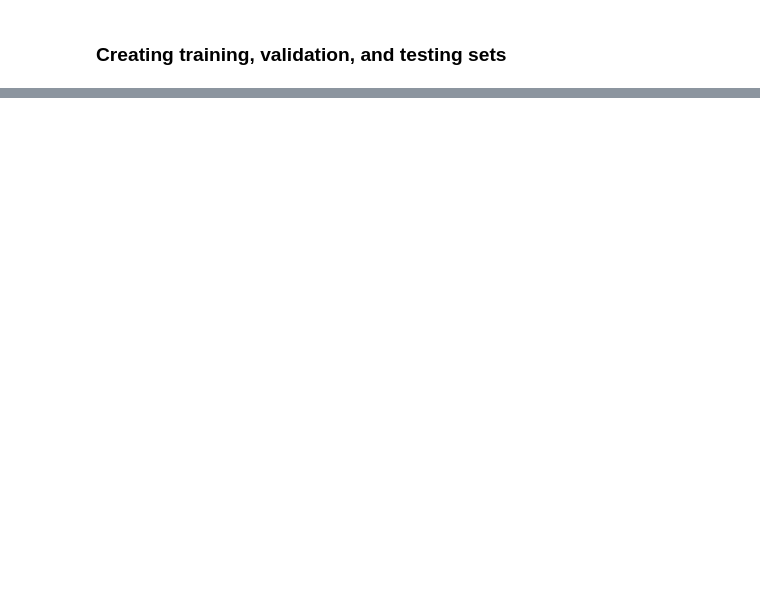
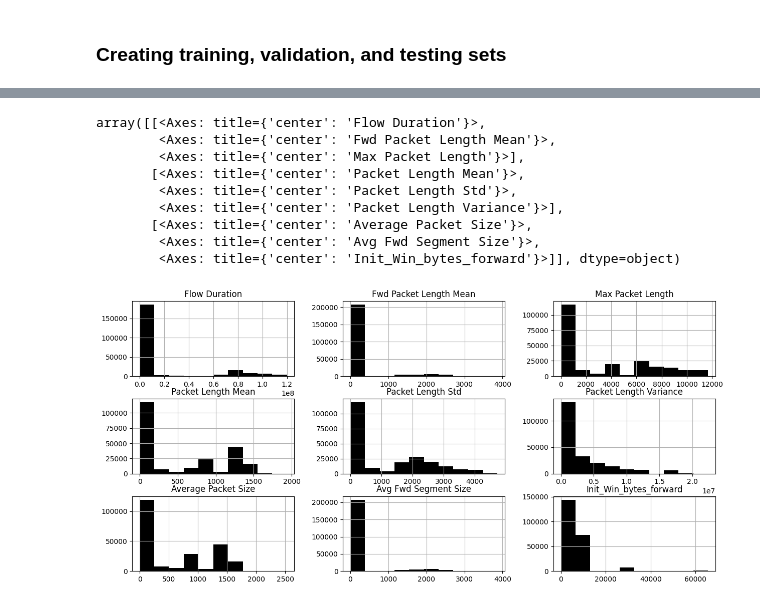
Before and after one commit to seelennebel/AI_ML_Assignment, a Jupyter notebook: model.ipynb, the cells around one changed output, grey strips where cells are left out. Saved outputs shown, nothing was run; the diff lists cells and outputs as text; code cells hidden in the pictures; blank space fills up the shorter version.

```diff
--- a/model.ipynb
+++ b/model.ipynb
@@ -62,0 +90,19 @@ pd.set_option("display.max_info_rows", 10)
+# %%
+# remove unnecessary spaces from dataset's column names
+ddos_mapper = lambda x : x.strip()
+ddos = ddos.rename(mapper=ddos_mapper, axis=1)
+
+selected_features = ["Flow Duration",
+                     "Fwd Packet Length Mean",
+                     "Max Packet Length",
+                     "Packet Length Mean",
+                     "Packet Length Std",
+                     "Packet Length Variance",
+                     "Average Packet Size",
+                     "Avg Fwd Segment Size",
+                     "Init_Win_bytes_forward",
+                     "Label"
+                    ]
+
+ddos = ddos[selected_features]
+ddos.info()
@@ -64,13 +128,3 @@ pd.set_option("display.max_info_rows", 10)
 # Data Preprocessing
 # %% [markdown]
 ### Data Cleaning
-# %%
-# remove unnecessary spaces from dataset's column names
-ddos_mapper = lambda x : x.strip()
-ddos = ddos.rename(mapper=ddos_mapper, axis=1)
-
-ddos = ddos.fillna(np.nan)
-ddos = ddos.replace(np.inf, np.nan)
-
-pd.set_option("display.max_rows", None)
-ddos.isna().any()
@@ -128,0 +169,23 @@ memory usage: 107.5 MB
+# %%
+numerical_features = ["Flow Duration",
+                     "Fwd Packet Length Mean",
+                     "Max Packet Length",
+                     "Packet Length Mean",
+                     "Packet Length Std",
+                     "Packet Length Variance",
+                     "Average Packet Size",
+                     "Avg Fwd Segment Size",
+                     "Init_Win_bytes_forward"
+                    ]
+ddos[numerical_features].hist(figsize=(15, 7), color="black")
+# %% [output]
+array([[<Axes: title={'center': 'Flow Duration'}>,
+        <Axes: title={'center': 'Fwd Packet Length Mean'}>,
+        <Axes: title={'center': 'Max Packet Length'}>],
+       [<Axes: title={'center': 'Packet Length Mean'}>,
+        <Axes: title={'center': 'Packet Length Std'}>,
+        <Axes: title={'center': 'Packet Length Variance'}>],
+       [<Axes: title={'center': 'Average Packet Size'}>,
+        <Axes: title={'center': 'Avg Fwd Segment Size'}>,
+        <Axes: title={'center': 'Init_Win_bytes_forward'}>]], dtype=object)
+[figure, added]
```
Also changed, not shown: parts of 41 cells of this notebook, 1 other file.
